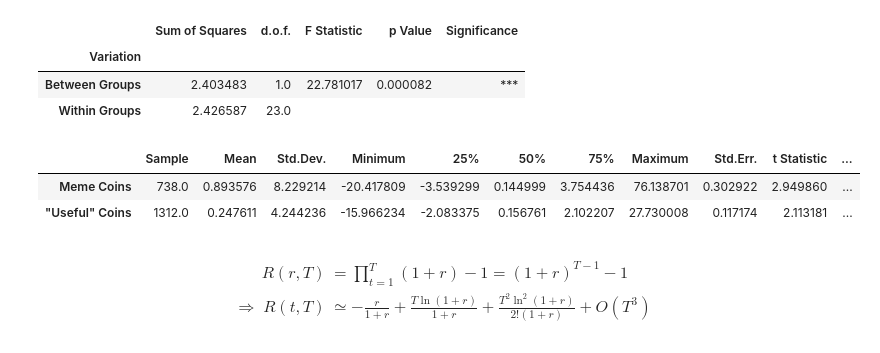
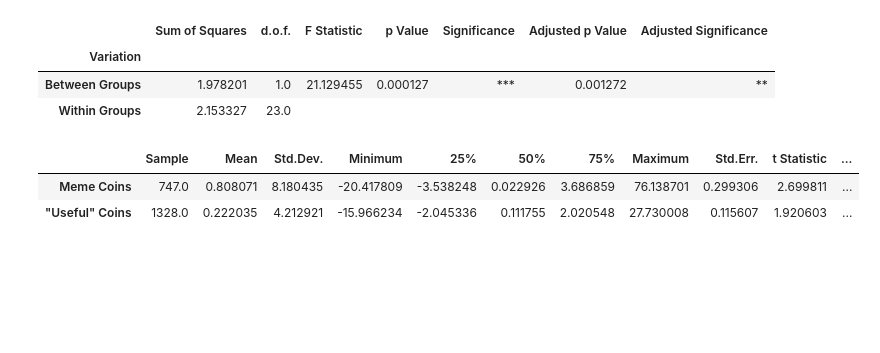
Before and after one commit to Farmhouse121/Financial-Data-Science-in-Python, a Jupyter notebook: Alphas/Retail_Crypto_Universe_Return_by_Meme_Coin.ipynb, the cells around one changed output. Cells and saved outputs as stored; diff of their text form; code cells hidden in the pictures; blank space fills up the shorter version.

```diff
--- a/Alphas/Retail_Crypto_Universe_Return_by_Meme_Coin.ipynb
+++ b/Alphas/Retail_Crypto_Universe_Return_by_Meme_Coin.ipynb
@@ -127,6 +143,8 @@ from statsmodels.stats.anova import anova_lm
 nprint("One Way ANOVA Analysis by {}".format(group_name:="Meme Coin"))
 anova=anova_lm(OLSformula("Mean ~ {:s}".format(group_name.replace(" ","_")),report.rename(columns={c:c.replace(" ","_") for c in report})).fit(),typ=2).rename(columns={'sum_sq':'Sum of Squares','df':'d.o.f.','PR(>F)':'p Value','F':'F Statistic'})
 anova['Significance']=anova['p Value'].apply(lambda x:'***' if x<=0.001 else '**' if x<=0.01 else '*' if x<0.05 else '')
+anova['Adjusted p Value']=anova["p Value"]*ten
+anova['Adjusted Significance']=anova['Adjusted p Value'].apply(lambda x:'***' if x<=0.001 else '**' if x<=0.01 else '*' if x<0.05 else '')
 anova.index=['Between Groups','Within Groups']
 anova.index.name='Variation'
 display(anova.replace(np.nan,""))
@@ -135,16 +153,11 @@ display(anova.replace(np.nan,""))
-|  | Sum of Squares | d.o.f. | F Statistic | p Value | Significance |
-| Variation |  |  |  |  |  |
-| Between Groups | 2.403483 | 1.0 | 22.781017 | 0.000082 | *** |
-| Within Groups | 2.426587 | 23.0 |  |  |  |
+|  | Sum of Squares | d.o.f. | F Statistic | p Value | Significance | Adjusted p Value | Adjusted Significance |
+| Variation |  |  |  |  |  |  |  |
+| Between Groups | 1.978201 | 1.0 | 21.129455 | 0.000127 | *** | 0.001272 | ** |
+| Within Groups | 2.153327 | 23.0 |  |  |  |  |  |
 # %%
-report=pd.DataFrame(
-[
-    v.melt().describe().rename(columns={"value":k}).iloc[:,0] for k,v in
-    [
-        ("Meme Coins",design[list(set(design).intersection(meme_coins))]),
-        ('"Useful" Coins',design[list(set(design).difference(meme_coins))])
-    ]
-])
+universe=list(set(meme_coins).difference(c))
+report=pd.DataFrame([v.melt().describe().rename(columns={"value":k}).iloc[:,0] for k,v in \
+          [("Meme Coins",design[universe]),('"Useful" Coins',design.drop(columns=universe))]])
 report.rename(columns={"count":"Sample","std":"Std.Dev.","min":"Minimum","max":"Maximum","mean":"Mean"},inplace=True)
 report["Std.Err."]=report["Std.Dev."]/np.sqrt(report["Sample"])
 report["t Statistic"]=report["Mean"]/report["Std.Err."]
@@ -153,11 +166,5 @@ report["Significance"]=report["p Value"].apply(lambda x:'***' if x<=0.001 else '
 display(report)
 # %% [output]
 |  | Sample | Mean | Std.Dev. | Minimum | 25% | 50% | 75% | Maximum | Std.Err. | t Statistic | ... |
-| Meme Coins | 738.0 | 0.893576 | 8.229214 | -20.417809 | -3.539299 | 0.144999 | 3.754436 | 76.138701 | 0.302922 | 2.949860 | ... |
-| "Useful" Coins | 1312.0 | 0.247611 | 4.244236 | -15.966234 | -2.083375 | 0.156761 | 2.102207 | 27.730008 | 0.117174 | 2.113181 | ... |
+| Meme Coins | 747.0 | 0.808071 | 8.180435 | -20.417809 | -3.538248 | 0.022926 | 3.686859 | 76.138701 | 0.299306 | 2.699811 | ... |
+| "Useful" Coins | 1328.0 | 0.222035 | 4.212921 | -15.966234 | -2.045336 | 0.111755 | 2.020548 | 27.730008 | 0.115607 | 1.920603 | ... |
-# %% [markdown]
-$$\begin{align}
-R(r,T)&=\prod_{t=1}^T(1+r)-1=(1+r)^{T-1}-1\\
-\Rightarrow\;R(t,T)&\simeq-\frac{r}{1+r}+\frac{T\ln(1+r)}{1+r}+\frac{T^2\ln^2(1+r)}{2!(1+r)}+O\left(T^3\right)
-\end{align}
-$$
```
Also changed, not shown: parts of 6 cells of this notebook.
